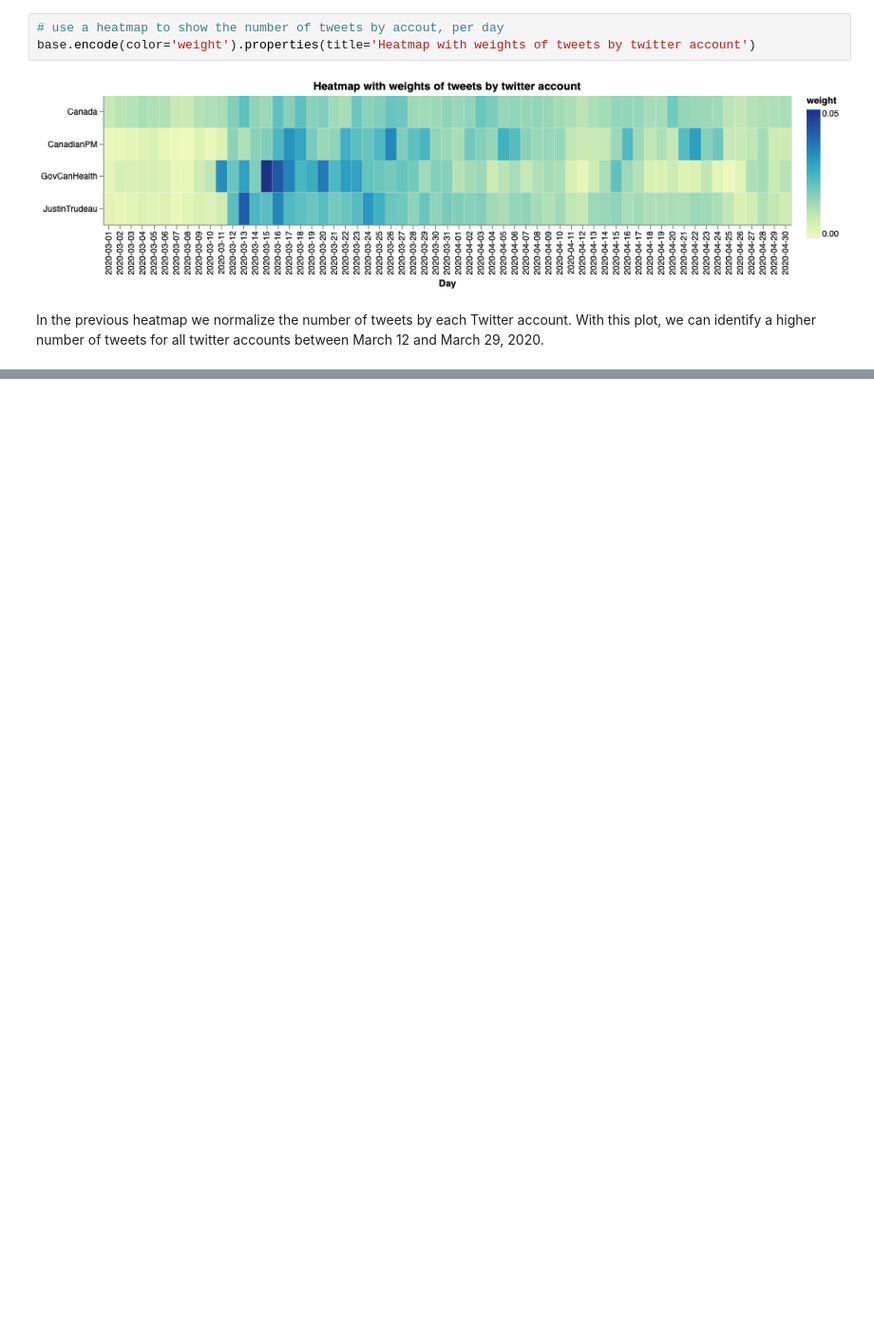
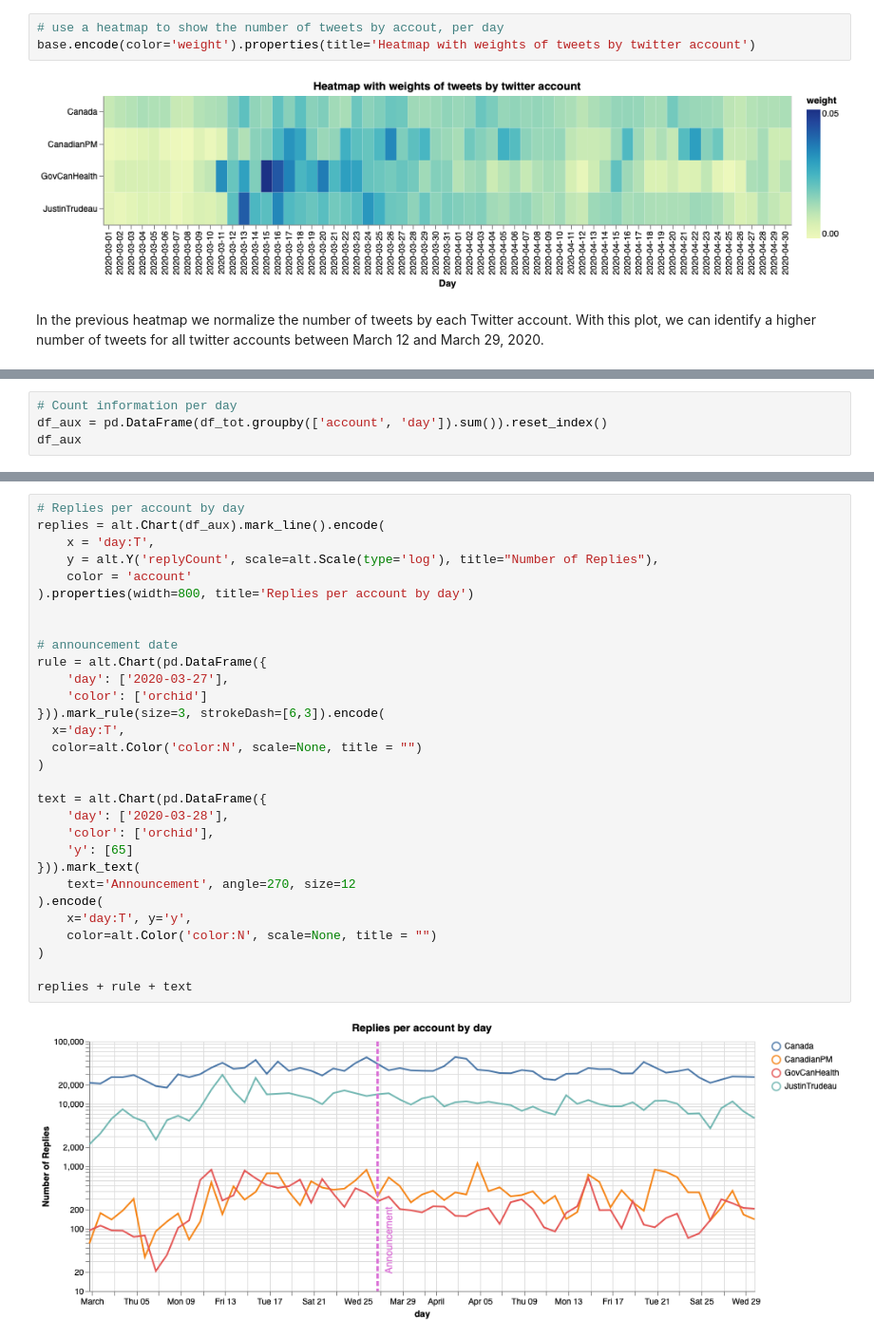
Before and after one commit to vcuspinera/Canada_response_covid, a Jupyter notebook: src/eda.ipynb, the cells around one changed output, grey strips where cells are left out. Shown at 95% size. Saved outputs shown, nothing was run; the diff lists cells and outputs as text; blank space fills up the shorter version.

```diff
--- a/src/eda.ipynb
+++ b/src/eda.ipynb
@@ -472,0 +459,4 @@ df_tot.head(3)
+# %%
+# Count information per day
+df_aux = pd.DataFrame(df_tot.groupby(['account', 'day']).sum()).reset_index()
+df_aux
@@ -472,0 +477,32 @@ df_tot.head(3)
+# %%
+# Replies per account by day
+replies = alt.Chart(df_aux).mark_line().encode(
+    x = 'day:T',
+    y = alt.Y('replyCount', scale=alt.Scale(type='log'), title="Number of Replies"),
+    color = 'account'
+).properties(width=800, title='Replies per account by day')
+
+
+# announcement date
+rule = alt.Chart(pd.DataFrame({
+    'day': ['2020-03-27'],
+    'color': ['orchid']
+})).mark_rule(size=3, strokeDash=[6,3]).encode(
+  x='day:T',
+  color=alt.Color('color:N', scale=None, title = "")
+)
+
+text = alt.Chart(pd.DataFrame({
+    'day': ['2020-03-28'],
+    'color': ['orchid'],
+    'y': [65]
+})).mark_text(
+    text='Announcement', angle=270, size=12
+).encode(
+    x='day:T', y='y',
+    color=alt.Color('color:N', scale=None, title = "")
+)
+
+replies + rule + text
+# %% [output]
+[figure, added]
```
Also changed, not shown: parts of 27 cells of this notebook.
